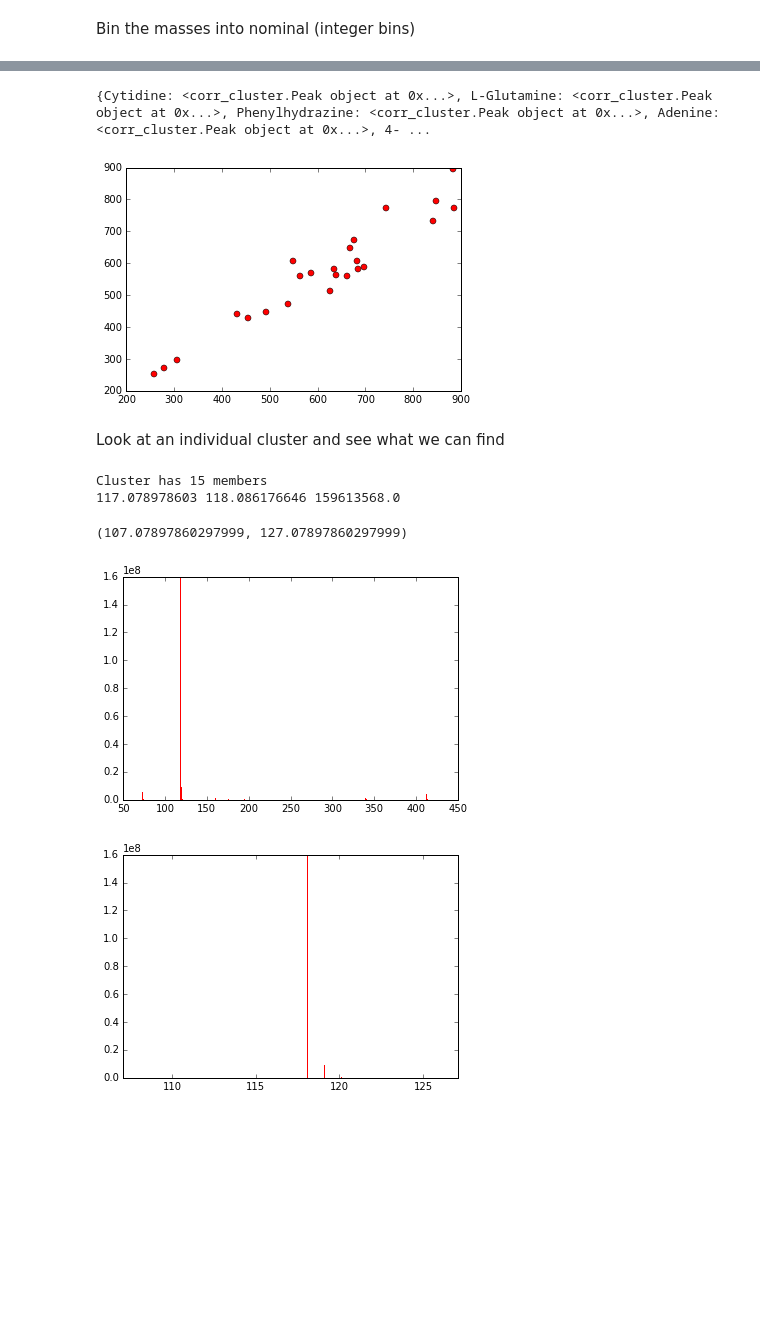
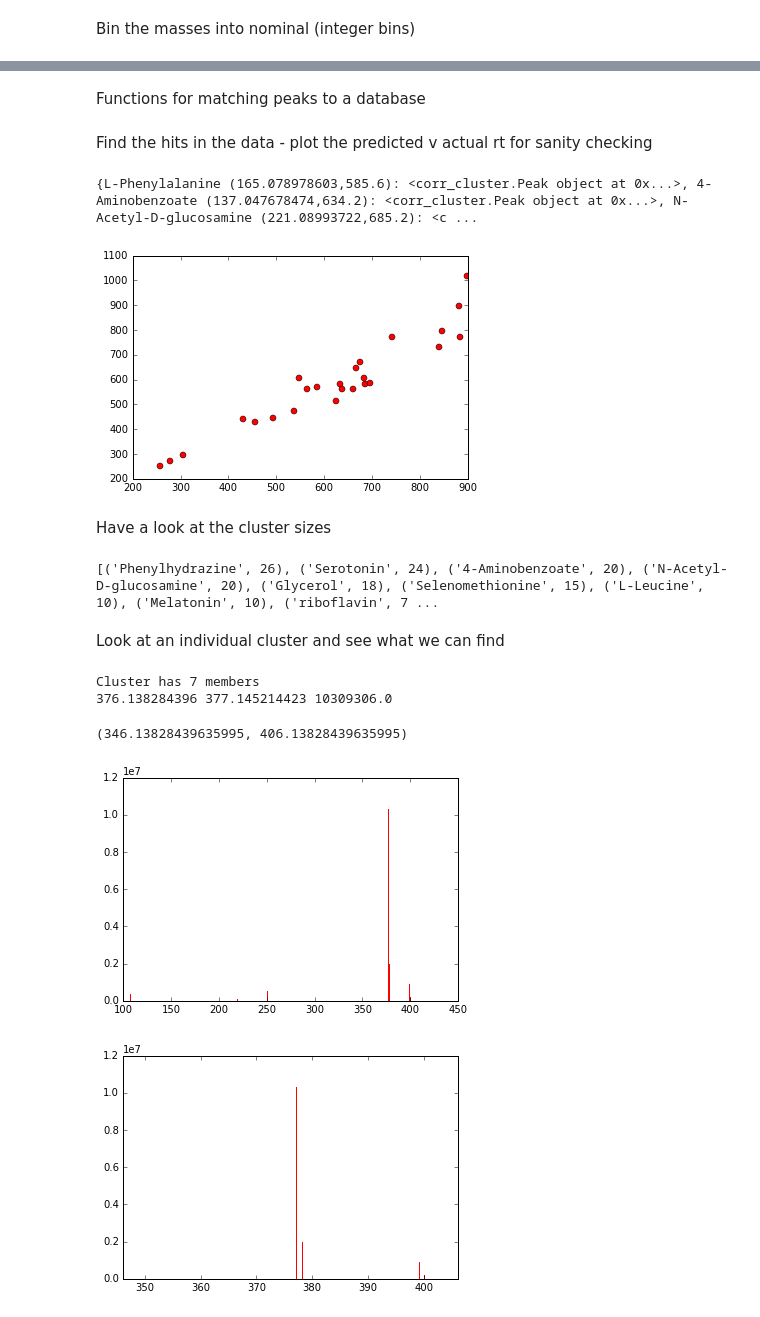
Before and after one commit to sdrogers/ms1fun, a Jupyter notebook: notebooks/VotingScheme.ipynb, the cells around one changed output, grey strips where cells are left out. Cells and saved outputs as stored; diff of their text form; code cells hidden in the pictures; blank space fills up the shorter version.

```diff
--- a/notebooks/VotingScheme.ipynb
+++ b/notebooks/VotingScheme.ipynb
@@ -64,6 +83,6 @@ class Mol(object):
         self.mass = mass
         self.rt = rt
     def __str__(self):
-        return self.name
+        return "{} ({},{})".format(self.name,self.mass,self.rt)
     def __repr__(self):
-        return self.name
+        return "{} ({},{})".format(self.name,self.mass,self.rt)
@@ -72,19 +88,0 @@ Ignore the following 2 cells
-# %%
-mols = []
-combined_file = base_dir + 'dbs/StandardsCombined_20150422_forJoe.csv'
-
-
-
-print combined_file
-with open(combined_file,'rU') as f:
-    heads = f.readline()
-    for line in f:
-        split_line = line.split(',')
-        if int(split_line[0])==1:
-            f = Formula(split_line[2])
-            new_mol = Mol(split_line[1],split_line[2],f.compute_exact_mass(),float(split_line[5]))
-            mols.append(new_mol)
-
-
-mols = sorted(mols,key=lambda x: x.mass)
-print len(mols)
@@ -94,11 +88,0 @@ print len(mols)
-# %%
-std_file = base_dir + 'dbs/std1_mols.csv'
-mols = []
-with open(std_file,'rU') as f:
-    for line in f:
-        split_line = line.split(',')
-        f = Formula(split_line[2].strip())
-        new_mol = Mol(split_line[1],split_line[2].strip(),f.compute_exact_mass(),0.0)
-        mols.append(new_mol)
-mols = sorted(mols,key=lambda x:x.mass)
-print len(mols)
@@ -129,13 +111,15 @@ Find some matches to play with some more
 # %%
 protonated = [t for t in transformations if t.name=='M+H'][0]
+# %% [markdown]
+Functions for matching peaks to a database
 # %%
-def hit(m1,m2,rt1,rt2,mtol=5,rttol=1):
+def hit(m1,m2,rt1,rt2,mtol=20,rttol=1):
     if 1e6*np.abs(m1-m2)/m2 < mtol and np.abs(rt1-rt2)<rttol:
         return True
     else:
         return False
 
-def get_hits(peaks,mols,transformations,mtol=10,rttol = 120.0):
+def get_hits(peaks,mols,transformations,mtol=20,rttol = 120.0):
     hits = {}
     for mol in mols:
         for peak in peaks:
@@ -150,3 +142,5 @@ def get_hits(peaks,mols,transformations,mtol=10,rttol = 120.0):
+# %% [markdown]
+Find the hits in the data - plot the predicted v actual rt for sanity checking
 # %%
 hits = get_hits(coc.peaks,mols,[protonated])
 true = []
@@ -157,22 +151,33 @@ for mol in hits:
 plt.plot(true,measured,'ro')
 print hits
 # %% [output]
-{Cytidine: <corr_cluster.Peak object at 0x...>, L-Glutamine: <corr_cluster.Peak object at 0x...>, Phenylhydrazine: <corr_cluster.Peak object at 0x...>, Adenine: <corr_cluster.Peak object at 0x...>, 4- ...
+{L-Phenylalanine (165.078978603,585.6): <corr_cluster.Peak object at 0x...>, 4-Aminobenzoate (137.047678474,634.2): <corr_cluster.Peak object at 0x...>, N-Acetyl-D-glucosamine (221.08993722,685.2): <c ...
-[figure, old version]
+[figure, new version]
+# %% [markdown]
+Have a look at the cluster sizes
+# %%
+mol_sizes = []
+for mol in hits:
+    mol_sizes.append((mol.name,coc.Z[hits[mol]].size))
+
+mol_sizes = sorted(mol_sizes,key=lambda x: x[1],reverse=True)
+print mol_sizes
+# %% [output]
+[('Phenylhydrazine', 26), ('Serotonin', 24), ('4-Aminobenzoate', 20), ('N-Acetyl-D-glucosamine', 20), ('Glycerol', 18), ('Selenomethionine', 15), ('L-Leucine', 10), ('Melatonin', 10), ('riboflavin', 7 ...
 # %% [markdown]
 Look at an individual cluster and see what we can find
 # %%
-mi = [m for m in mols if m.name=='Selenomethionine'][0]
+mi = [m for m in mols if m.name=='riboflavin'][0]
 mip = hits[mi]
 cluster = coc.Z[mip]
 print "Cluster has {} members".format(len(cluster.members))
 plot_peaks(cluster.members,log=False)
 plot_peaks(cluster.members,log=False)
 print mi.mass,mip.mass,mip.intensity
-plt.xlim([mi.mass-10,mi.mass+10])
+plt.xlim([mi.mass-30,mi.mass+30])
 # %% [output]
-Cluster has 15 members
-117.078978603 118.086176646 159613568.0
+Cluster has 7 members
+376.138284396 377.145214423 10309306.0
-(107.07897860297999, 127.07897860297999)
+(346.13828439635995, 406.13828439635995)
-[figure, old version]
+[figure, new version]
-[figure, old version]
+[figure, new version]
```
Also changed, not shown: parts of 28 cells of this notebook, 5 other files.
